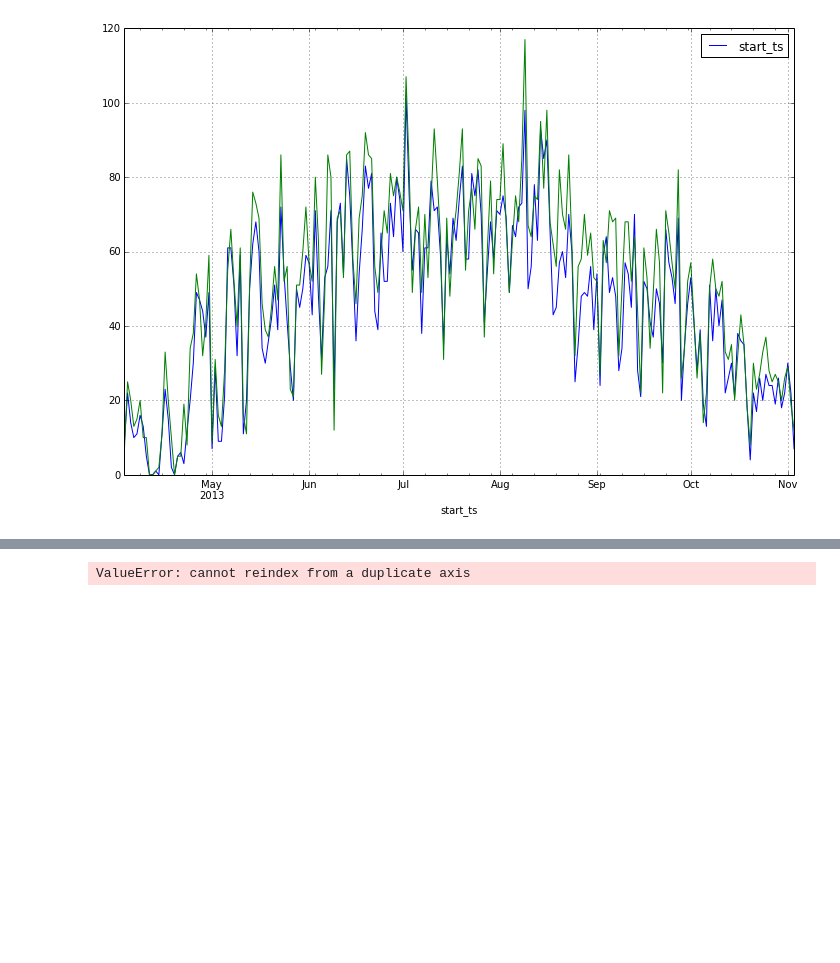
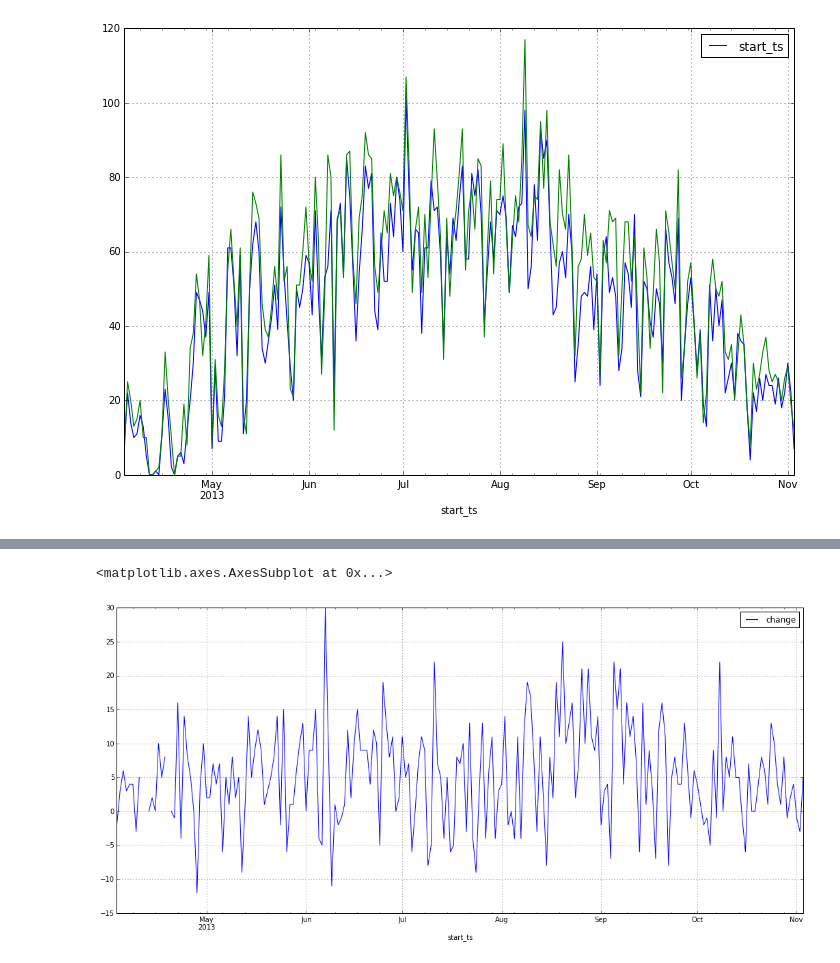
Before and after one commit to cpdean/bikes, a Jupyter notebook: notebooks/Tracking Rebalances.ipynb, the cells around one changed output, grey strips where cells are left out. Saved outputs shown, nothing was run; the diff lists cells and outputs as text; code cells hidden in the pictures; blank space fills up the shorter version.

Commit message:
add flow tracking for single sample station

```diff
--- a/notebooks/Tracking Rebalances.ipynb
+++ b/notebooks/Tracking Rebalances.ipynb
@@ -125,19 +125,24 @@ bikes_from_station.head(1)
 
 # let's try to graph the deficit over time
 ids_center_bikes = pandas.concat((bikes_from_station, bikes_to_station))
-same_start_stop = ids_center_bikes["Start Station"] == ids_center_bikes["End Station"]
-not_same_start_stop = ids_center_bikes["Start Station"] != ids_center_bikes["End Station"]
-started_with_ids = ids_center_bikes["Start Station"] == "IDS Center"
-ended_with_ids = ids_center_bikes["End Station"] == "IDS Center"
-same = ids_center_bikes[same_start_stop]
 
-added_bike = ids_center_bikes[ended_with_ids][ended_with_ids]
-added_bike
-#removed_bike = ids_center_bikes[started_with_ids][not_same_start_stop]
-#same["net_change"] = 0
-#added_bike["net_change"] = 1
-#removed_bike["net_change"] = -1
+losses = ids_center_bikes[["start_ts"]]
+losses["station"] = ids_center_bikes["Start Station"]
+losses["change"] = -1
 
-#tracking_ids_bikes = pandas.concat([same, added_bike, removed_bike])
+gains = ids_center_bikes[["end_ts"]]
+gains["station"] = ids_center_bikes["End Station"]
+gains["change"] = 1
-# %% [output]
-ValueError: cannot reindex from a duplicate axis
+# %%
+losses = losses.rename(columns={"start_ts": "ts"})
+gains = gains.rename(columns={"end_ts": "ts"})
+# %%
+# okay i think this time i got it to work...
+deltas = pandas.concat([losses, gains])
+# %%
+# lets look at what we've got
+
+deltas[deltas["station"] == "IDS Center"].sort().resample("d", how="sum").plot(figsize=(18,8))
+# %% [output]
+<matplotlib.axes.AxesSubplot at 0x...>
+[figure, added]
```
Also changed, not shown: parts of 4 cells of this notebook.
